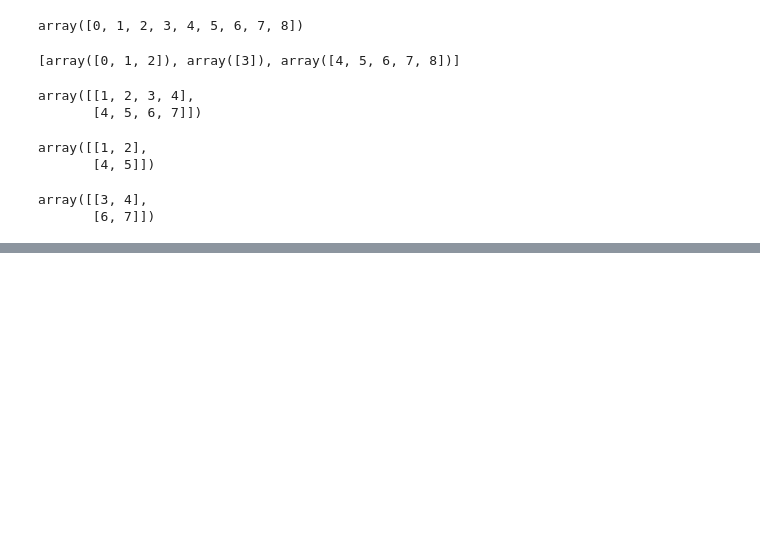
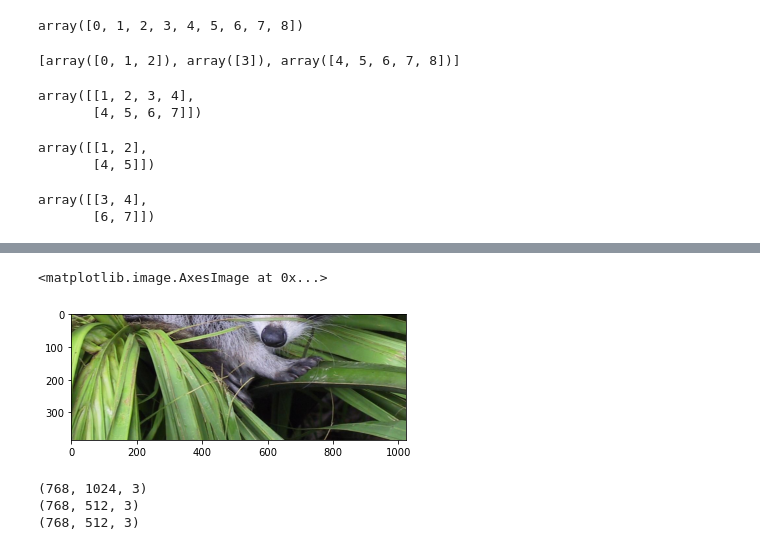
Before and after one commit to subhayan-bhattacharya/all_notebooks, a Jupyter notebook: Numpy.ipynb, the cells around one changed output, grey strips where cells are left out. Cells and saved outputs as stored; diff of their text form; code cells hidden in the pictures; blank space fills up the shorter version.

```diff
--- a/Numpy.ipynb
+++ b/Numpy.ipynb
@@ -480,0 +576,17 @@ Executing transaction: done
+# %%
+plt.imshow(split2)
+# %% [output]
+<matplotlib.image.AxesImage at 0x...>
+[figure, added]
+# %%
+# Trying to split the image vertically
+
+a, b = np.hsplit(random_image, 2)
+
+print(random_image.shape)
+print(a.shape)
+print(b.shape)
+# %% [output]
+(768, 1024, 3)
+(768, 512, 3)
+(768, 512, 3)
```
Also changed, not shown: parts of 82 cells of this notebook.
